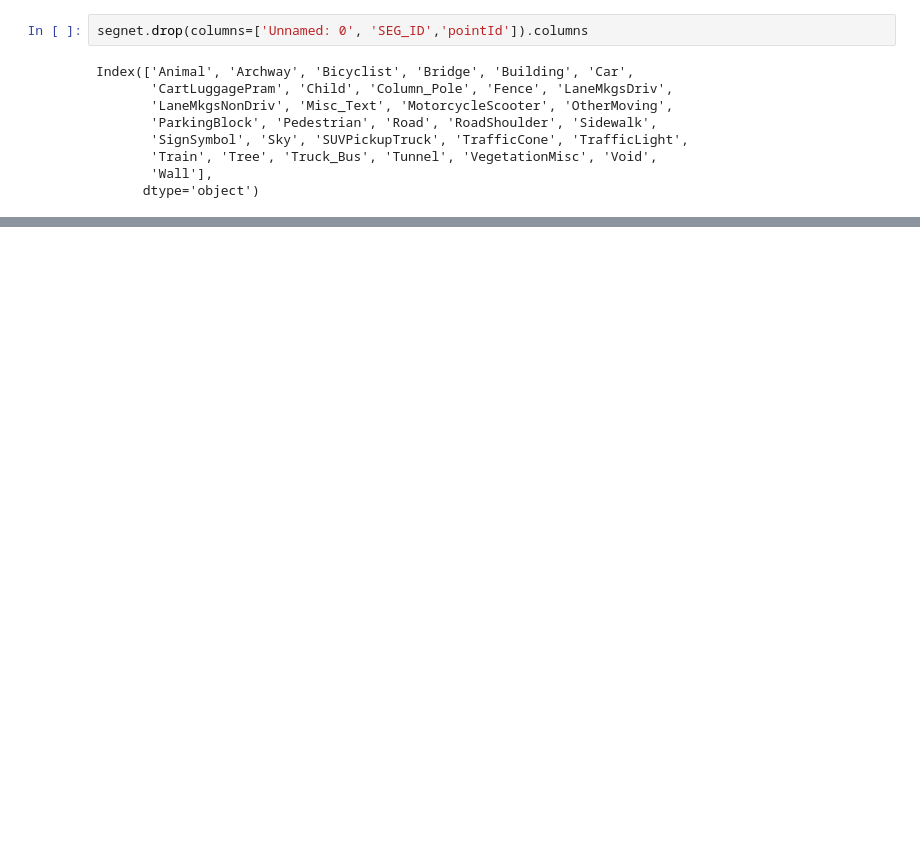
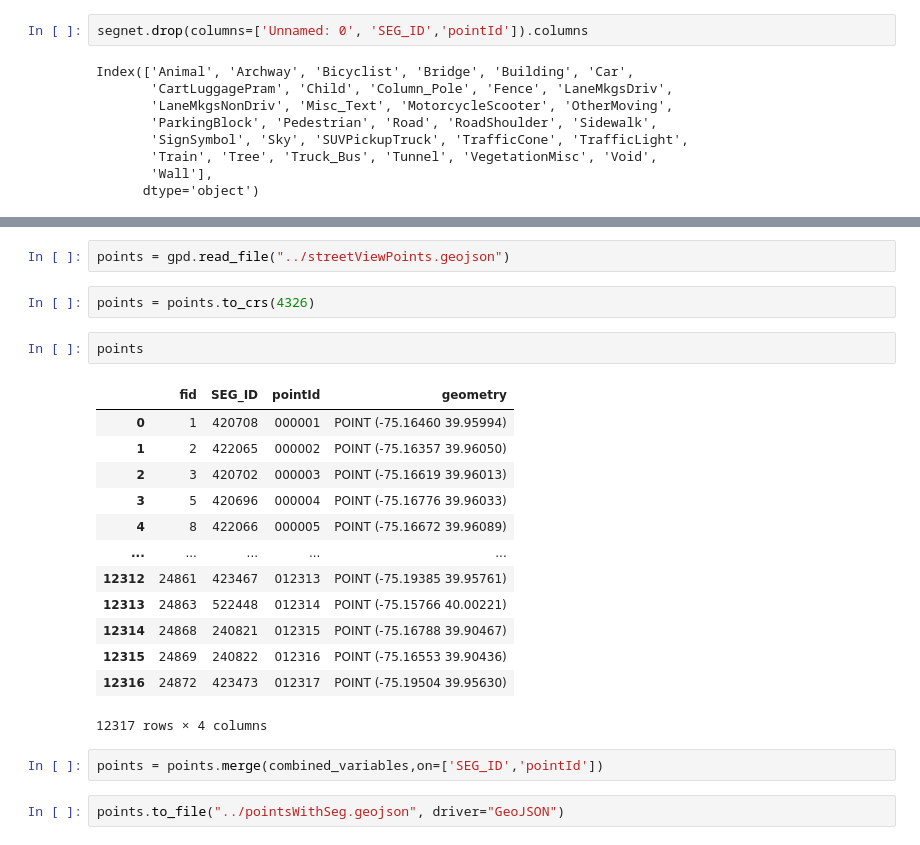
Before and after one commit to Zheng-Zhen/street-view-our-safety, a Jupyter notebook: data/streetView/Shaun_see.ipynb, the cells around one changed output, grey strips where cells are left out. Saved outputs shown, nothing was run; the diff lists cells and outputs as text; blank space fills up the shorter version.

```diff
--- a/data/streetView/Shaun_see.ipynb
+++ b/data/streetView/Shaun_see.ipynb
@@ -51,0 +109,24 @@ Void +  'Misc_Text',
+# %%
+points = gpd.read_file("../streetViewPoints.geojson")
+# %%
+points = points.to_crs(4326)
+# %%
+points
+# %% [output]
+|  | fid | SEG_ID | pointId | geometry |
+| 0 | 1 | 420708 | 000001 | POINT (-75.16460 39.95994) |
+| 1 | 2 | 422065 | 000002 | POINT (-75.16357 39.96050) |
+| 2 | 3 | 420702 | 000003 | POINT (-75.16619 39.96013) |
+| 3 | 5 | 420696 | 000004 | POINT (-75.16776 39.96033) |
+| 4 | 8 | 422066 | 000005 | POINT (-75.16672 39.96089) |
+| ... | ... | ... | ... | ... |
+| 12312 | 24861 | 423467 | 012313 | POINT (-75.19385 39.95761) |
+| 12313 | 24863 | 522448 | 012314 | POINT (-75.15766 40.00221) |
+| 12314 | 24868 | 240821 | 012315 | POINT (-75.16788 39.90467) |
+| 12315 | 24869 | 240822 | 012316 | POINT (-75.16553 39.90436) |
+| 12316 | 24872 | 423473 | 012317 | POINT (-75.19504 39.95630) |
+12317 rows × 4 columns
+# %%
+points = points.merge(combined_variables,on=['SEG_ID','pointId'])
+# %%
+points.to_file("../pointsWithSeg.geojson", driver="GeoJSON")
```
Also changed, not shown: parts of 8 cells of this notebook, 2 other files.
